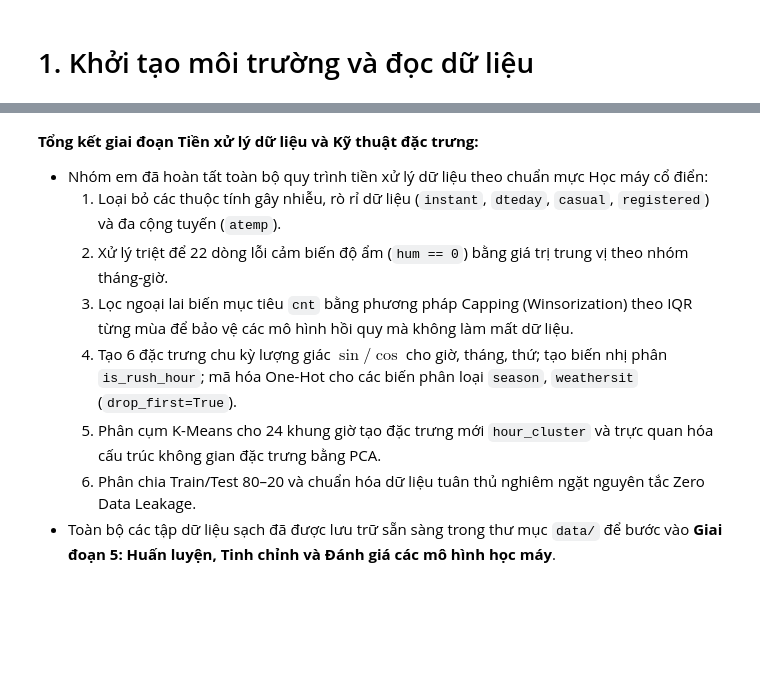
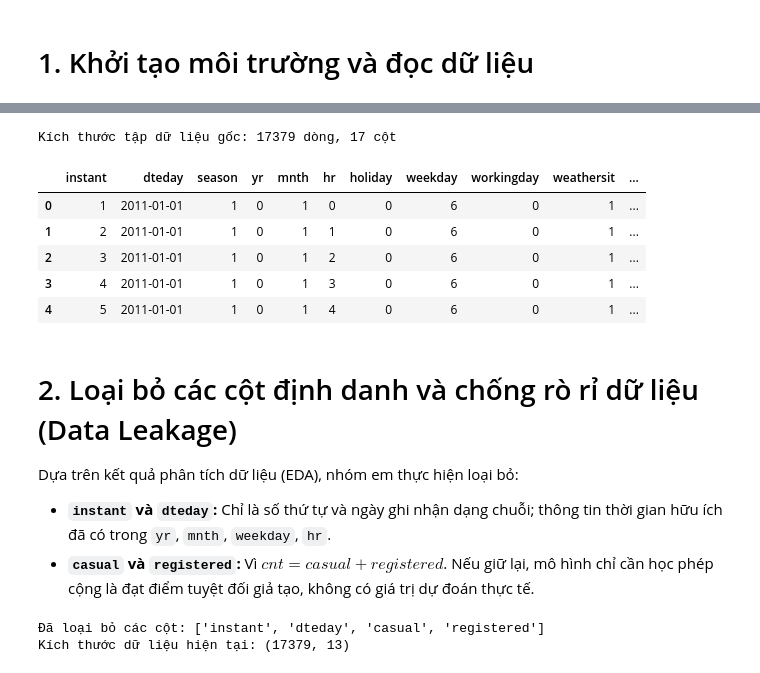
Before and after one commit to nguyenhaidangg/ml-bike-sharing, a Jupyter notebook: notebooks/step2_prep.ipynb, the cells around one changed output, grey strips where cells are left out. Cells and saved outputs as stored; diff of their text form; code cells hidden in the pictures; blank space fills up the shorter version.

```diff
--- a/notebooks/step2_prep.ipynb
+++ b/notebooks/step2_prep.ipynb
@@ -452,10 +14,38 @@ Danh sách 23 đặc trưng sẵn sàng cho huấn luyện:
-# %% [markdown]
-**Tổng kết giai đoạn Tiền xử lý dữ liệu và Kỹ thuật đặc trưng:**
-- Nhóm em đã hoàn tất toàn bộ quy trình tiền xử lý dữ liệu theo chuẩn mực Học máy cổ điển:
-  1. Loại bỏ các thuộc tính gây nhiễu, rò rỉ dữ liệu (`instant`, `dteday`, `casual`, `registered`) và đa cộng tuyến (`atemp`).
-  2. Xử lý triệt để 22 dòng lỗi cảm biến độ ẩm (`hum == 0`) bằng giá trị trung vị theo nhóm tháng-giờ.
-  3. Lọc ngoại lai biến mục tiêu `cnt` bằng phương pháp Capping (Winsorization) theo IQR từng mùa để bảo vệ các mô hình hồi quy mà không làm mất dữ liệu.
-  4. Tạo 6 đặc trưng chu kỳ lượng giác $\sin/\cos$ cho giờ, tháng, thứ; tạo biến nhị phân `is_rush_hour`; mã hóa One-Hot cho các biến phân loại `season`, `weathersit` (`drop_first=True`).
-  5. Phân cụm K-Means cho 24 khung giờ tạo đặc trưng mới `hour_cluster` và trực quan hóa cấu trúc không gian đặc trưng bằng PCA.
-  6. Phân chia Train/Test 80–20 và chuẩn hóa dữ liệu tuân thủ nghiêm ngặt nguyên tắc Zero Data Leakage.
-- Toàn bộ các tập dữ liệu sạch đã được lưu trữ sẵn sàng trong thư mục `data/` để bước vào **Giai đoạn 5: Huấn luyện, Tinh chỉnh và Đánh giá các mô hình học máy**.
+# %%
+import os
+import numpy as np
+import pandas as pd
+import matplotlib.pyplot as plt
+import seaborn as sns
+import warnings
+warnings.filterwarnings('ignore')
+
+RANDOM_STATE = 42
+
+# Đọc tập dữ liệu theo giờ gốc
+df = pd.read_csv('../data/hour.csv')
+print(f"Kích thước tập dữ liệu gốc: {df.shape[0]} dòng, {df.shape[1]} cột")
+df.head()
+# %% [output]
+Kích thước tập dữ liệu gốc: 17379 dòng, 17 cột
+|  | instant | dteday | season | yr | mnth | hr | holiday | weekday | workingday | weathersit | ... |
+| 0 | 1 | 2011-01-01 | 1 | 0 | 1 | 0 | 0 | 6 | 0 | 1 | ... |
+| 1 | 2 | 2011-01-01 | 1 | 0 | 1 | 1 | 0 | 6 | 0 | 1 | ... |
+| 2 | 3 | 2011-01-01 | 1 | 0 | 1 | 2 | 0 | 6 | 0 | 1 | ... |
+| 3 | 4 | 2011-01-01 | 1 | 0 | 1 | 3 | 0 | 6 | 0 | 1 | ... |
+| 4 | 5 | 2011-01-01 | 1 | 0 | 1 | 4 | 0 | 6 | 0 | 1 | ... |
+# %% [markdown]
+# 2. Loại bỏ các cột định danh và chống rò rỉ dữ liệu (Data Leakage)
+
+Dựa trên kết quả phân tích dữ liệu (EDA), nhóm em thực hiện loại bỏ:
+- **`instant` và `dteday`:** Chỉ là số thứ tự và ngày ghi nhận dạng chuỗi; thông tin thời gian hữu ích đã có trong `yr`, `mnth`, `weekday`, `hr`.
+- **`casual` và `registered`:** Vì $cnt = casual + registered$. Nếu giữ lại, mô hình chỉ cần học phép cộng là đạt điểm tuyệt đối giả tạo, không có giá trị dự đoán thực tế.
+# %%
+drop_leakage_cols = ['instant', 'dteday', 'casual', 'registered']
+df = df.drop(columns=drop_leakage_cols, errors='ignore')
+
+print(f"Đã loại bỏ các cột: {drop_leakage_cols}")
+print(f"Kích thước dữ liệu hiện tại: {df.shape}")
+# %% [output]
+Đã loại bỏ các cột: ['instant', 'dteday', 'casual', 'registered']
+Kích thước dữ liệu hiện tại: (17379, 13)
```
Also changed, not shown: parts of 52 cells of this notebook, 14 other files.
